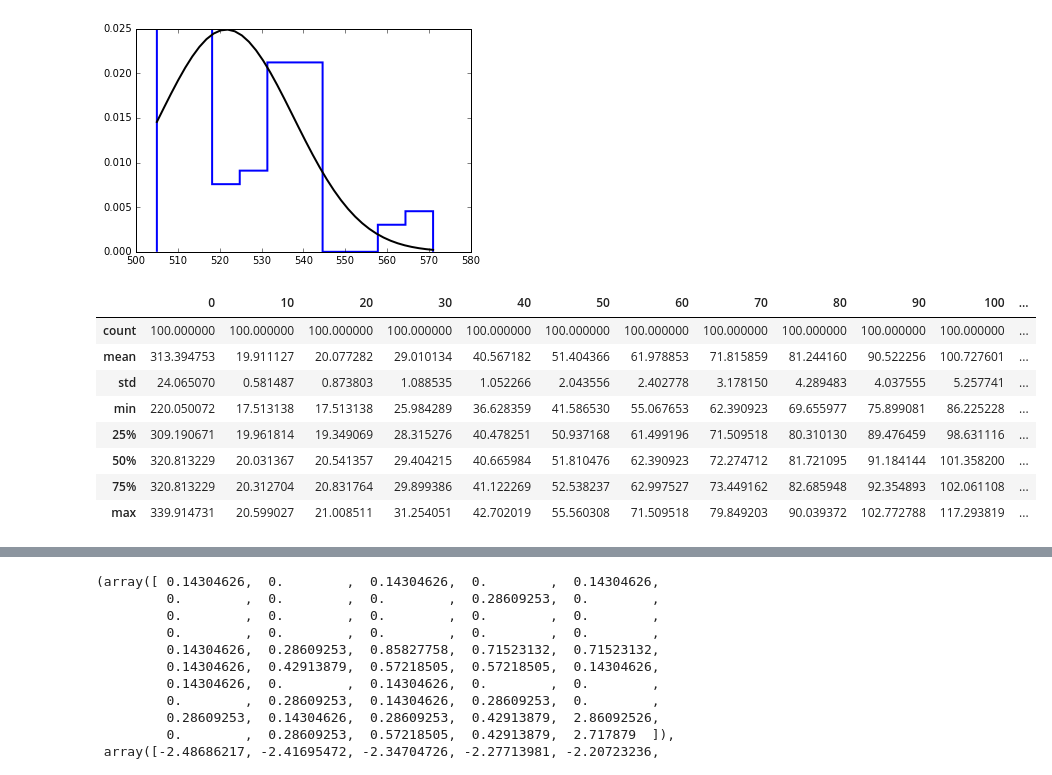
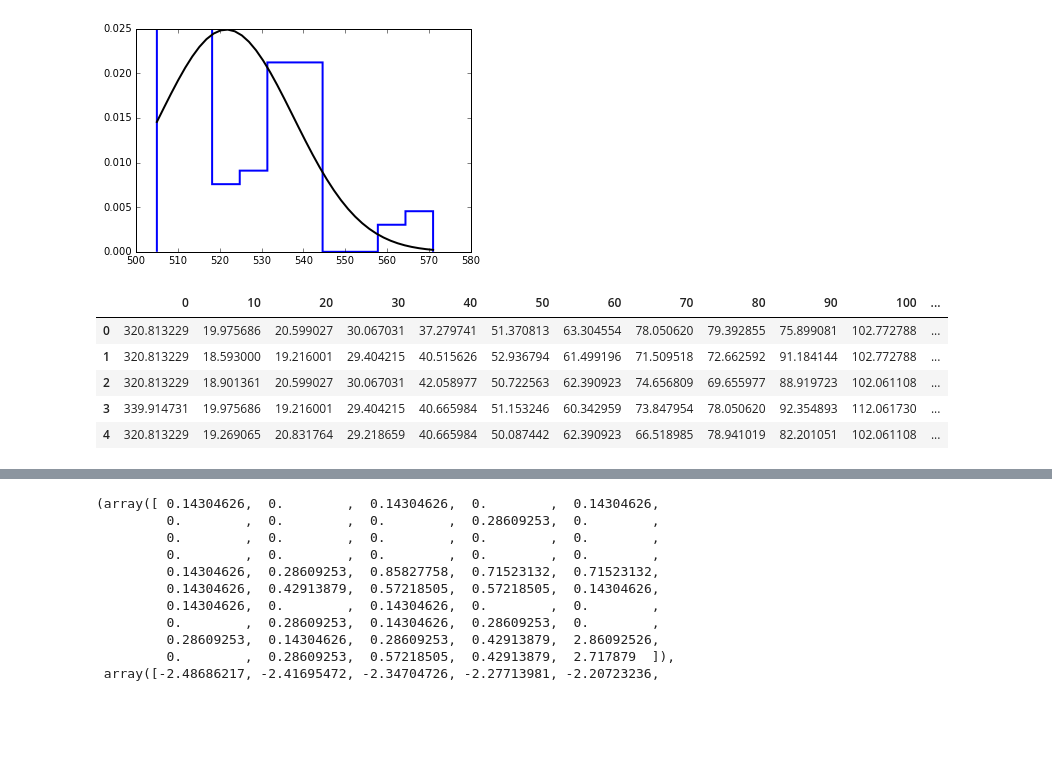
Before and after one commit to a-pradhan/SensorOutputAnalysis, a Jupyter notebook: Sensor Noise Analysis.ipynb, the cells around one changed output, grey strips where cells are left out. Saved outputs shown, nothing was run; the diff lists cells and outputs as text; code cells hidden in the pictures; blank space fills up the shorter version.

```diff
--- a/Sensor Noise Analysis.ipynb
+++ b/Sensor Noise Analysis.ipynb
@@ -68,21 +68,18 @@ def subtract_true_distance(x,dist):
 # %%
 # create figure with probability density function plots for all distances
 leftIR_distances_df = left_sharp_df # copy of array
 for i in leftIR_distances_df:
      leftIR_distances_df[i] = leftIR_distances_df[i].map(convert_leftIR_to_distance)
 
 leftIR_distances_df.head()
-leftIR_distances_df.describe()
+#leftIR_distances_df.describe()
 # %% [output]
 |  | 0 | 10 | 20 | 30 | 40 | 50 | 60 | 70 | 80 | 90 | 100 | ... |
-| count | 100.000000 | 100.000000 | 100.000000 | 100.000000 | 100.000000 | 100.000000 | 100.000000 | 100.000000 | 100.000000 | 100.000000 | 100.000000 | ... |
-| mean | 313.394753 | 19.911127 | 20.077282 | 29.010134 | 40.567182 | 51.404366 | 61.978853 | 71.815859 | 81.244160 | 90.522256 | 100.727601 | ... |
-| std | 24.065070 | 0.581487 | 0.873803 | 1.088535 | 1.052266 | 2.043556 | 2.402778 | 3.178150 | 4.289483 | 4.037555 | 5.257741 | ... |
-| min | 220.050072 | 17.513138 | 17.513138 | 25.984289 | 36.628359 | 41.586530 | 55.067653 | 62.390923 | 69.655977 | 75.899081 | 86.225228 | ... |
-| 25% | 309.190671 | 19.961814 | 19.349069 | 28.315276 | 40.478251 | 50.937168 | 61.499196 | 71.509518 | 80.310130 | 89.476459 | 98.631116 | ... |
-| 50% | 320.813229 | 20.031367 | 20.541357 | 29.404215 | 40.665984 | 51.810476 | 62.390923 | 72.274712 | 81.721095 | 91.184144 | 101.358200 | ... |
-| 75% | 320.813229 | 20.312704 | 20.831764 | 29.899386 | 41.122269 | 52.538237 | 62.997527 | 73.449162 | 82.685948 | 92.354893 | 102.061108 | ... |
-| max | 339.914731 | 20.599027 | 21.008511 | 31.254051 | 42.702019 | 55.560308 | 71.509518 | 79.849203 | 90.039372 | 102.772788 | 117.293819 | ... |
+| 0 | 320.813229 | 19.975686 | 20.599027 | 30.067031 | 37.279741 | 51.370813 | 63.304554 | 78.050620 | 79.392855 | 75.899081 | 102.772788 | ... |
+| 1 | 320.813229 | 18.593000 | 19.216001 | 29.404215 | 40.515626 | 52.936794 | 61.499196 | 71.509518 | 72.662592 | 91.184144 | 102.772788 | ... |
+| 2 | 320.813229 | 18.901361 | 20.599027 | 30.067031 | 42.058977 | 50.722563 | 62.390923 | 74.656809 | 69.655977 | 88.919723 | 102.061108 | ... |
+| 3 | 339.914731 | 19.975686 | 19.216001 | 29.404215 | 40.665984 | 51.153246 | 60.342959 | 73.847954 | 78.050620 | 92.354893 | 112.061730 | ... |
+| 4 | 320.813229 | 19.269065 | 20.831764 | 29.218659 | 40.665984 | 50.087442 | 62.390923 | 66.518985 | 78.941019 | 82.201051 | 102.061108 | ... |
 # %%
 leftIR_noise_df = leftIR_distances_df
 actual_distances = range(0,180,10)
```
Also changed, not shown: parts of 9 cells of this notebook, 4 other files.
